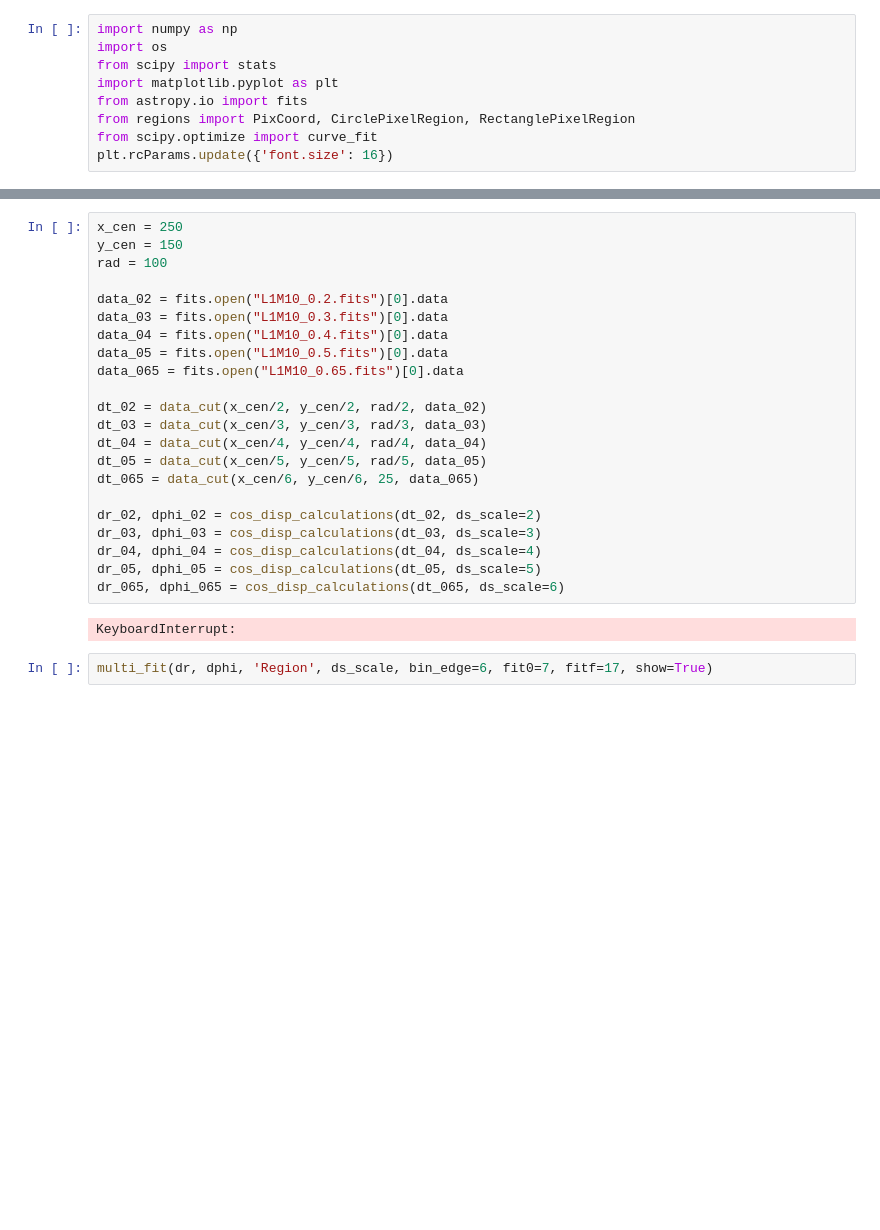
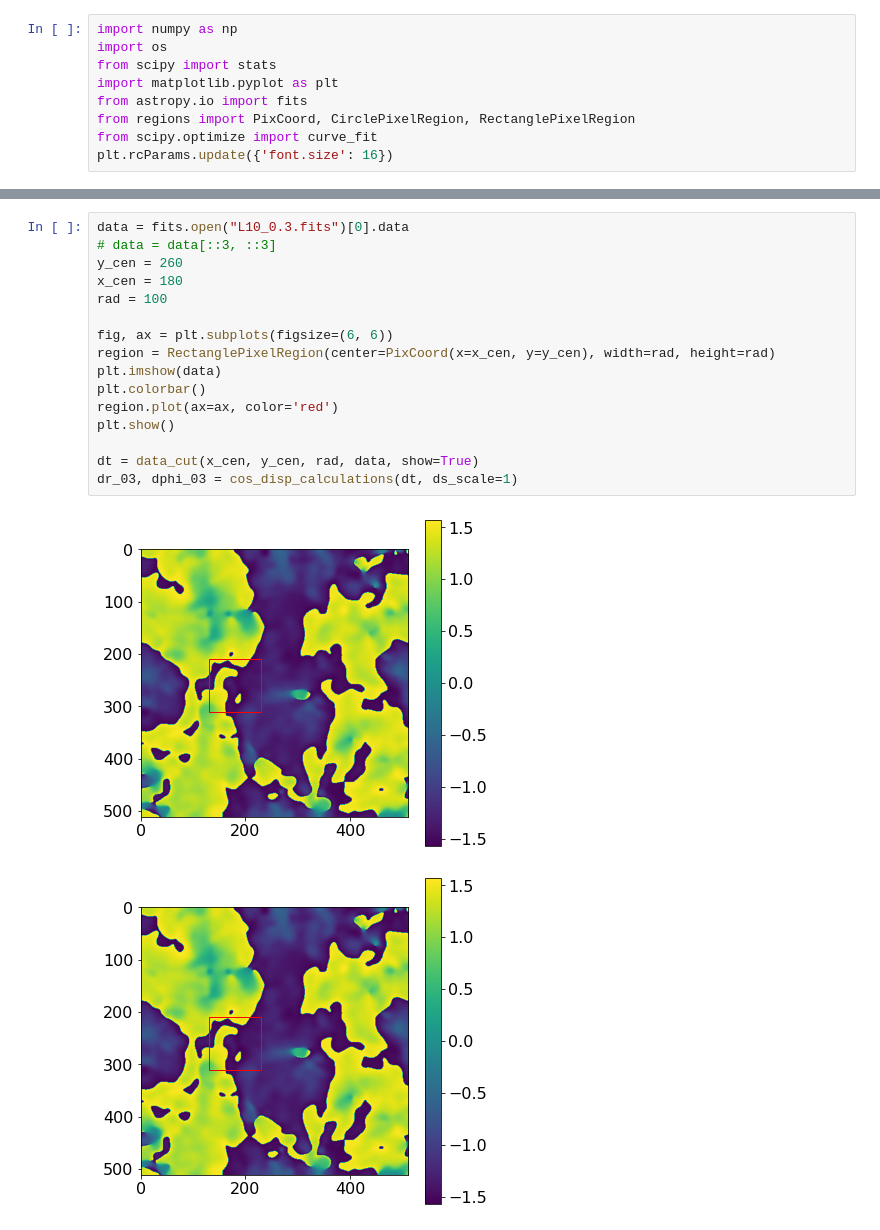
Before and after one commit to parkji30/PyDCF, a Jupyter notebook: testing/cos_disp_simulation_multifit.ipynb, the cells around one changed output, grey strips where cells are left out. Cells and saved outputs as stored; diff of their text form; blank space fills up the shorter version.

```diff
--- a/testing/cos_disp_simulation_multifit.ipynb
+++ b/testing/cos_disp_simulation_multifit.ipynb
@@ -242,26 +236,19 @@ NameError: name 'popt_beam_gauss' is not defined
-# %%
-x_cen = 250
-y_cen = 150
-rad = 100
-
-data_02 = fits.open("L1M10_0.2.fits")[0].data
-data_03 = fits.open("L1M10_0.3.fits")[0].data
-data_04 = fits.open("L1M10_0.4.fits")[0].data
-data_05 = fits.open("L1M10_0.5.fits")[0].data
-data_065 = fits.open("L1M10_0.65.fits")[0].data
-
-dt_02 = data_cut(x_cen/2, y_cen/2, rad/2, data_02)
-dt_03 = data_cut(x_cen/3, y_cen/3, rad/3, data_03)
-dt_04 = data_cut(x_cen/4, y_cen/4, rad/4, data_04)
-dt_05 = data_cut(x_cen/5, y_cen/5, rad/5, data_05)
-dt_065 = data_cut(x_cen/6, y_cen/6, 25, data_065)
-
-dr_02, dphi_02 = cos_disp_calculations(dt_02, ds_scale=2)
-dr_03, dphi_03 = cos_disp_calculations(dt_03, ds_scale=3)
-dr_04, dphi_04 = cos_disp_calculations(dt_04, ds_scale=4)
-dr_05, dphi_05 = cos_disp_calculations(dt_05, ds_scale=5)
-dr_065, dphi_065 = cos_disp_calculations(dt_065, ds_scale=6)
-# %% [output]
-KeyboardInterrupt:
-# %%
-multi_fit(dr, dphi, 'Region', ds_scale, bin_edge=6, fit0=7, fitf=17, show=True)
+# %%
+data = fits.open("L10_0.3.fits")[0].data
+# data = data[::3, ::3]
+y_cen = 260
+x_cen = 180
+rad = 100
+
+fig, ax = plt.subplots(figsize=(6, 6))
+region = RectanglePixelRegion(center=PixCoord(x=x_cen, y=y_cen), width=rad, height=rad)
+plt.imshow(data)
+plt.colorbar()
+region.plot(ax=ax, color='red')
+plt.show()
+
+dt = data_cut(x_cen, y_cen, rad, data, show=True)
+dr_03, dphi_03 = cos_disp_calculations(dt, ds_scale=1)
+# %% [output]
+[figure, added]
+[figure, added]
```
Also changed, not shown: parts of 6 cells of this notebook, 26 other files.
